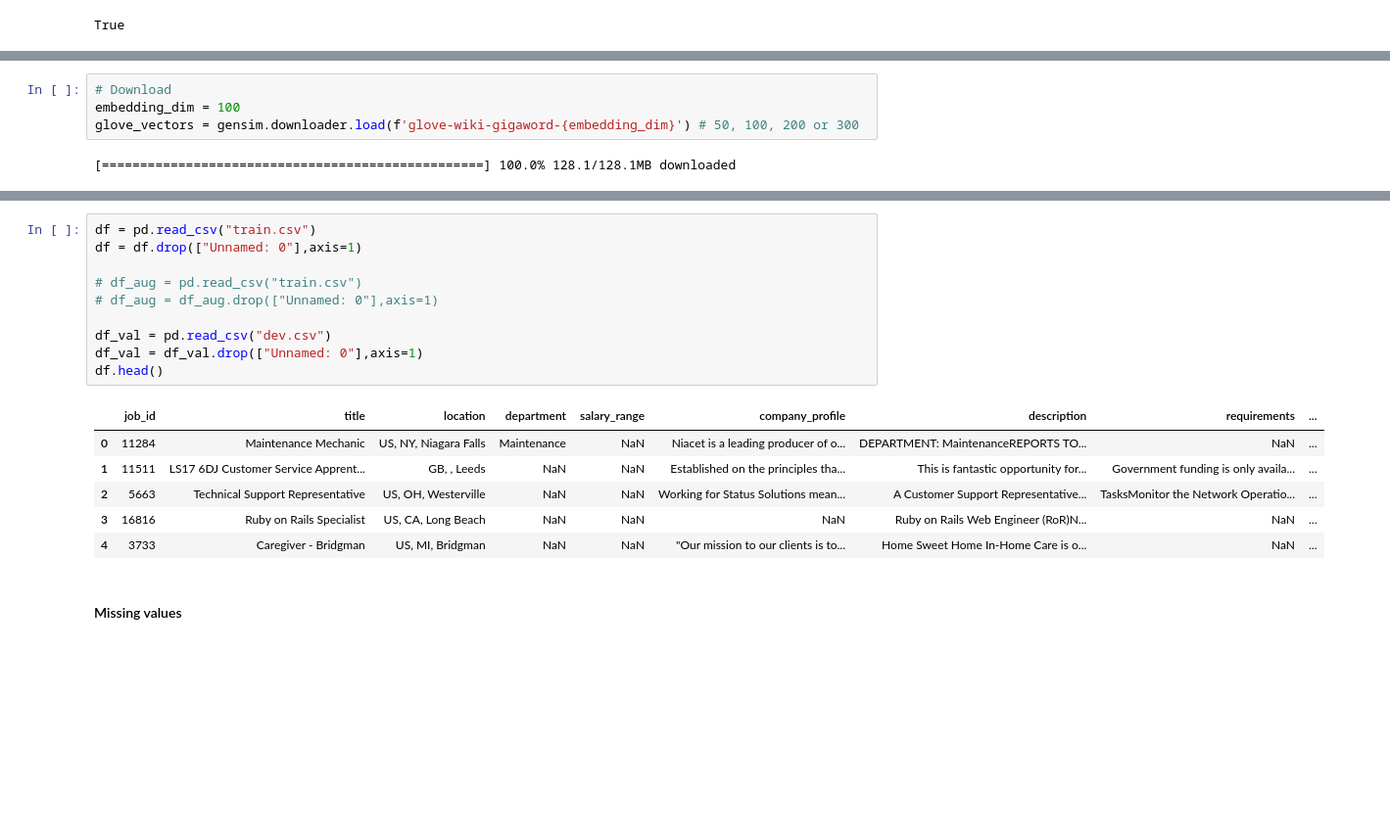
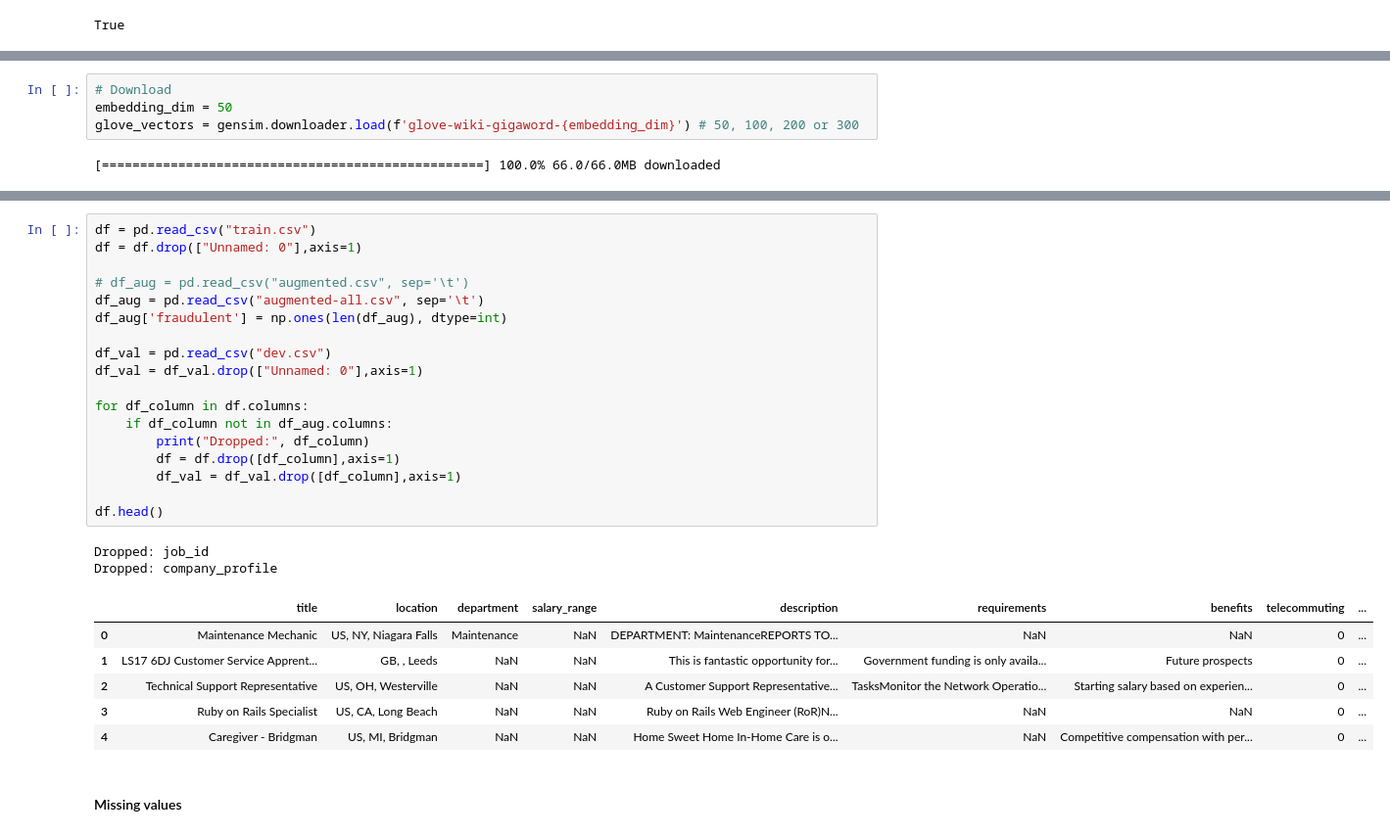
Before and after one commit to KilRil/Fake-job-postings, a Jupyter notebook: Fake_job_postings.ipynb, the cells around one changed output, grey strips where cells are left out. Shown at 98% size. Drawn from its saved outputs; the diff is of its cells as text; blank space fills up the shorter version.

```diff
--- a/Fake_job_postings.ipynb
+++ b/Fake_job_postings.ipynb
@@ -64,7 +65,7 @@ augmented.csv       100%[===================>]   6.76M  --.-KB/s    in 0.08s
 # %%
 # Download
-embedding_dim = 100
+embedding_dim = 50
 glove_vectors = gensim.downloader.load(f'glove-wiki-gigaword-{embedding_dim}') # 50, 100, 200 or 300
 # %% [output]
-[==================================================] 100.0% 128.1/128.1MB downloaded
+[==================================================] 100.0% 66.0/66.0MB downloaded
 # %% [markdown]
@@ -72,20 +74,30 @@ glove_vectors = gensim.downloader.load(f'glove-wiki-gigaword-{embedding_dim}') #
 # %%
 df = pd.read_csv("train.csv")
 df = df.drop(["Unnamed: 0"],axis=1)
 
-# df_aug = pd.read_csv("train.csv")
-# df_aug = df_aug.drop(["Unnamed: 0"],axis=1)
+# df_aug = pd.read_csv("augmented.csv", sep='\t')
+df_aug = pd.read_csv("augmented-all.csv", sep='\t')
+df_aug['fraudulent'] = np.ones(len(df_aug), dtype=int)
 
 df_val = pd.read_csv("dev.csv")
 df_val = df_val.drop(["Unnamed: 0"],axis=1)
+
+for df_column in df.columns:
+    if df_column not in df_aug.columns:
+        print("Dropped:", df_column)
+        df = df.drop([df_column],axis=1)
+        df_val = df_val.drop([df_column],axis=1)
+
 df.head()
 # %% [output]
+Dropped: job_id
+Dropped: company_profile
-|  | job_id | title | location | department | salary_range | company_profile | description | requirements | ... |
-| 0 | 11284 | Maintenance Mechanic | US, NY, Niagara Falls | Maintenance | NaN | Niacet is a leading producer of o... | DEPARTMENT: MaintenanceREPORTS TO... | NaN | ... |
-| 1 | 11511 | LS17 6DJ Customer Service Apprent... | GB, , Leeds | NaN | NaN | Established on the principles tha... | This is fantastic opportunity for... | Government funding is only availa... | ... |
-| 2 | 5663 | Technical Support Representative | US, OH, Westerville | NaN | NaN | Working for Status Solutions mean... | A Customer Support Representative... | TasksMonitor the Network Operatio... | ... |
-| 3 | 16816 | Ruby on Rails Specialist | US, CA, Long Beach | NaN | NaN | NaN | Ruby on Rails Web Engineer (RoR)N... | NaN | ... |
-| 4 | 3733 | Caregiver - Bridgman | US, MI, Bridgman | NaN | NaN | "Our mission to our clients is to... | Home Sweet Home In-Home Care is o... | NaN | ... |
+|  | title | location | department | salary_range | description | requirements | benefits | telecommuting | ... |
+| 0 | Maintenance Mechanic | US, NY, Niagara Falls | Maintenance | NaN | DEPARTMENT: MaintenanceREPORTS TO... | NaN | NaN | 0 | ... |
+| 1 | LS17 6DJ Customer Service Apprent... | GB, , Leeds | NaN | NaN | This is fantastic opportunity for... | Government funding is only availa... | Future prospects | 0 | ... |
+| 2 | Technical Support Representative | US, OH, Westerville | NaN | NaN | A Customer Support Representative... | TasksMonitor the Network Operatio... | Starting salary based on experien... | 0 | ... |
+| 3 | Ruby on Rails Specialist | US, CA, Long Beach | NaN | NaN | Ruby on Rails Web Engineer (RoR)N... | NaN | NaN | 0 | ... |
+| 4 | Caregiver - Bridgman | US, MI, Bridgman | NaN | NaN | Home Sweet Home In-Home Care is o... | NaN | Competitive compensation with per... | 0 | ... |
 # %% [markdown]
 #### Missing values
 # %%
```
Also changed, not shown: parts of 19 cells of this notebook.
